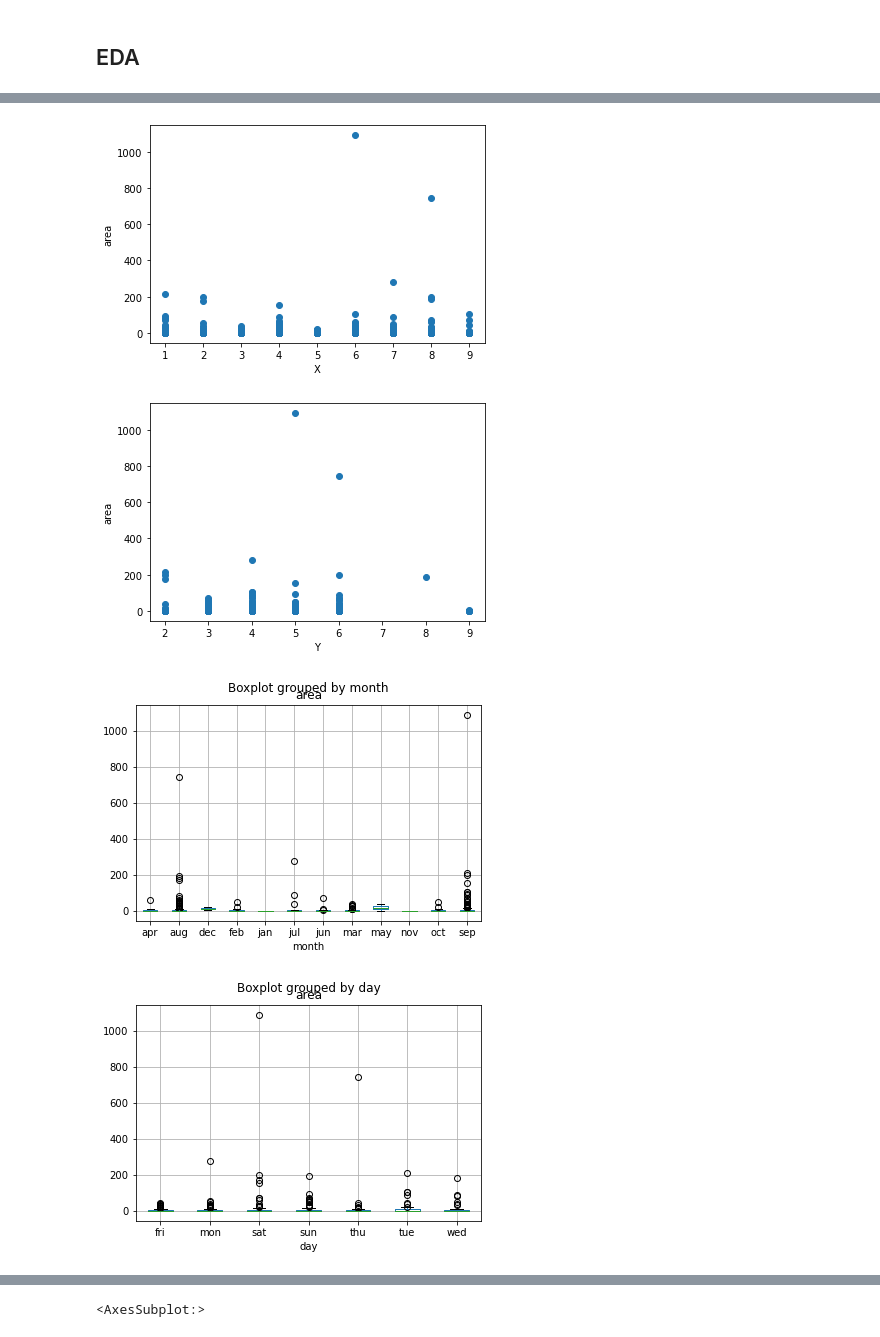
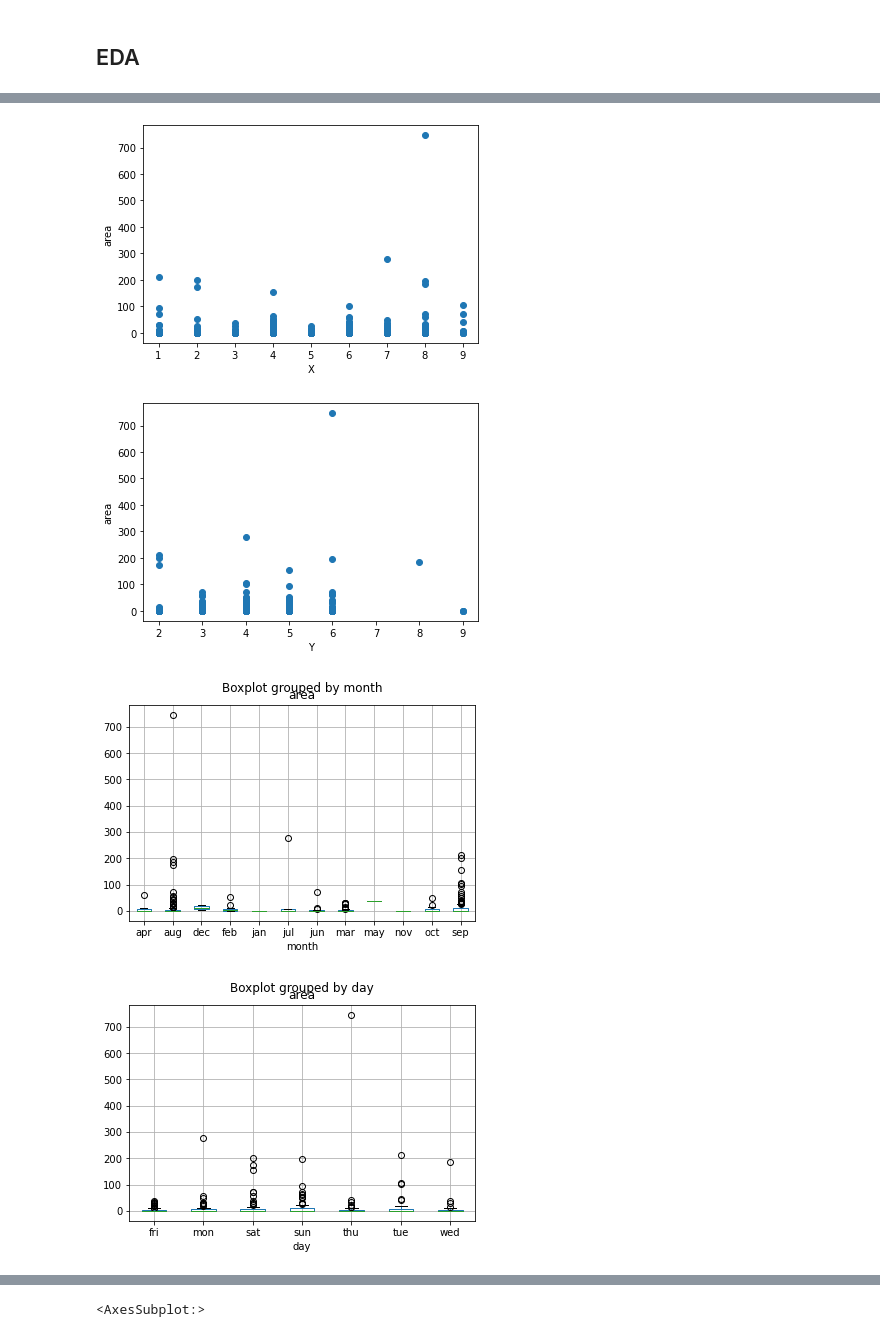
Before and after one commit to nicodemusmd/Forest_Fire, a Jupyter notebook: Deep Learning.ipynb, the cells around one changed output, grey strips where cells are left out. Cells and saved outputs as stored; diff of their text form; code cells hidden in the pictures.

```diff
--- a/Deep Learning.ipynb
+++ b/Deep Learning.ipynb
@@ -134,2 +141,5 @@ fire.head()
 # %% [markdown]
 ## EDA
+# %%
+eda  = pd.concat([X_train, y_train], axis = 1)
+eda.head()
@@ -136,9 +153,9 @@ fire.head()
 # %%
 # custom function that will plot all predictors against response. This will save plots to Images/PredRespPlots unless
 # the save argument is removed/set to False.
-prt(fire, "area", save = False, path = "Images/predRespPlots")
+prt(eda, "area", save = True, path = "Images/predRespPlots")
 # %% [output]
-[figure, old version]
+[figure, new version]
-[figure, old version]
+[figure, new version]
-[figure, old version]
+[figure, new version]
-[figure, old version]
+[figure, new version]
```
Also changed, not shown: parts of 32 cells of this notebook, 27 other files.
